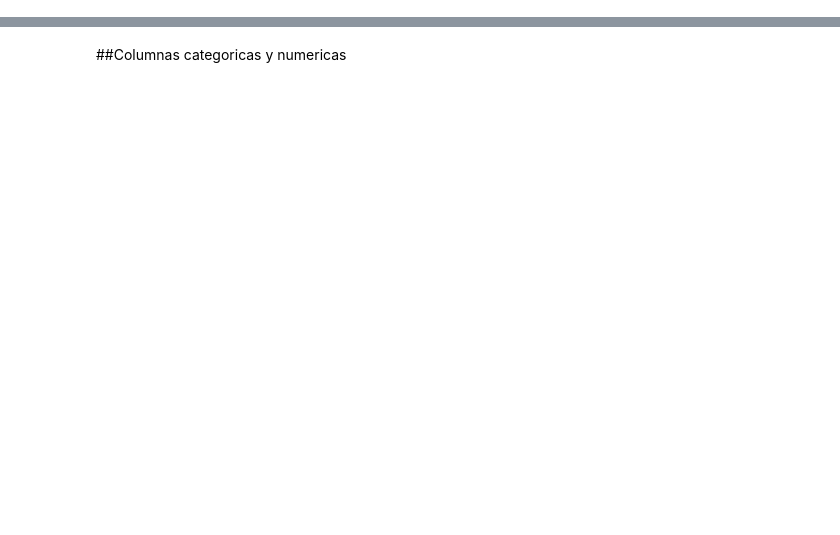
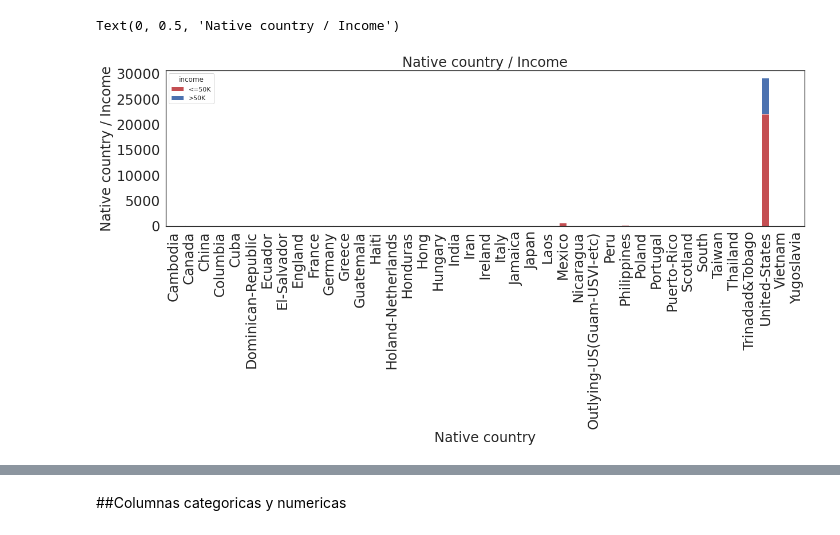
Before and after one commit to MMiltonCM/MachineLearning2020-2, a Jupyter notebook: PROYECTO_FINAL_PRUEBAS.ipynb, the cells around one changed output, grey strips where cells are left out. Saved outputs shown, nothing was run; the diff lists cells and outputs as text; code cells hidden in the pictures; blank space fills up the shorter version.

```diff
--- a/PROYECTO_FINAL_PRUEBAS.ipynb
+++ b/PROYECTO_FINAL_PRUEBAS.ipynb
@@ -60,0 +151,8 @@ df.shape
+# %%
+pd.crosstab(df['native.country'],df.income).plot(kind='bar', figsize=(20,5), stacked=True,color=['r','b'],fontsize=24)
+plt.title('Native country / Income',fontsize=24)
+plt.xlabel('Native country',fontsize=24)
+plt.ylabel('Native country / Income',fontsize=24)
+# %% [output]
+Text(0, 0.5, 'Native country / Income')
+[figure, added]
```
Also changed, not shown: parts of 70 cells of this notebook.
